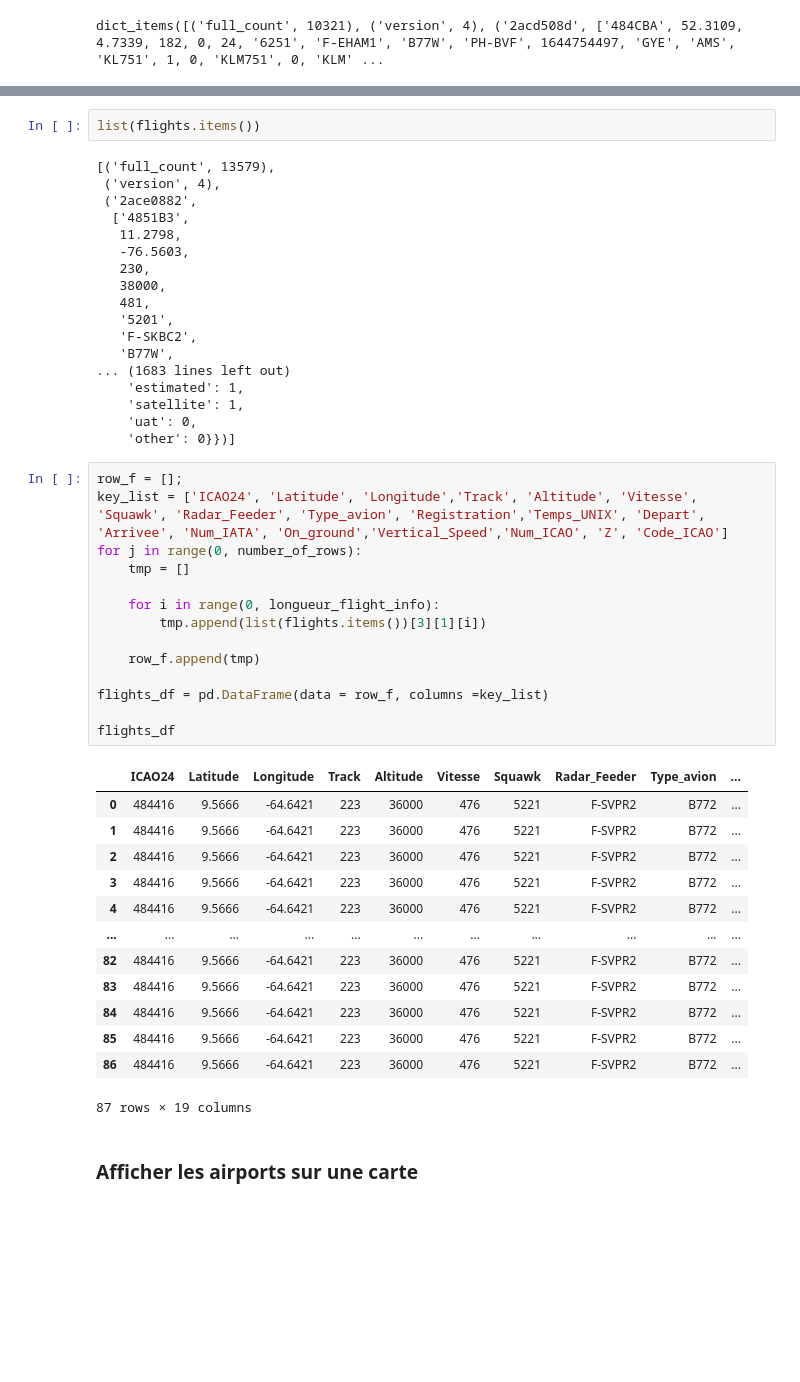
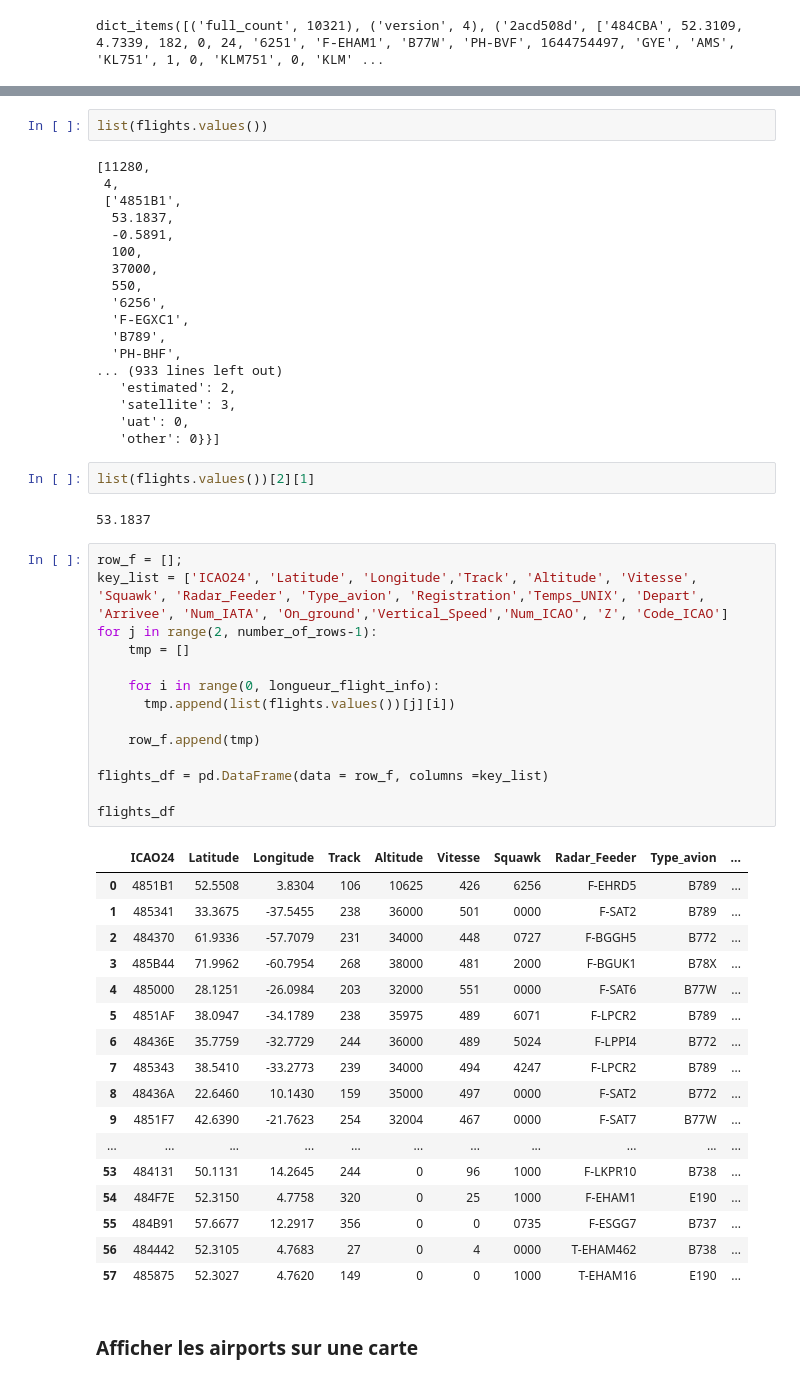
Before and after one commit to annevogel13/lifradaravion, a Jupyter notebook: Origin_Loris_Continue_Anne.ipynb, the cells around one changed output, grey strips where cells are left out. Cells and saved outputs as stored; diff of their text form; blank space fills up the shorter version.

Commit message:
resolu le bug, sur les flights

```diff
--- a/Origin_Loris_Continue_Anne.ipynb
+++ b/Origin_Loris_Continue_Anne.ipynb
@@ -233,51 +242,59 @@ number_of_rows
 # %%
-list(flights.items())
+list(flights.values())
 # %% [output]
-[('full_count', 13579),
- ('version', 4),
- ('2ace0882',
-  ['4851B3',
-   11.2798,
-   -76.5603,
-   230,
-   38000,
-   481,
-   '5201',
-   'F-SKBC2',
-   'B77W',
-... (1683 lines left out)
-    'estimated': 1,
-    'satellite': 1,
-    'uat': 0,
-    'other': 0}})]
+[11280,
+ 4,
+ ['4851B1',
+  53.1837,
+  -0.5891,
+  100,
+  37000,
+  550,
+  '6256',
+  'F-EGXC1',
+  'B789',
+  'PH-BHF',
+... (933 lines left out)
+   'estimated': 2,
+   'satellite': 3,
+   'uat': 0,
+   'other': 0}}]
+# %%
+list(flights.values())[2][1]
+# %% [output]
+53.1837
 # %%
 row_f = [];
 key_list = ['ICAO24', 'Latitude', 'Longitude','Track', 'Altitude', 'Vitesse', 'Squawk', 'Radar_Feeder', 'Type_avion', 'Registration','Temps_UNIX', 'Depart', 'Arrivee', 'Num_IATA', 'On_ground','Vertical_Speed','Num_ICAO', 'Z', 'Code_ICAO']
-for j in range(0, number_of_rows):
+for j in range(2, number_of_rows-1):
     tmp = []
 
     for i in range(0, longueur_flight_info):
-        tmp.append(list(flights.items())[3][1][i])
+      tmp.append(list(flights.values())[j][i])
 
     row_f.append(tmp)
 
 flights_df = pd.DataFrame(data = row_f, columns =key_list)
 
 flights_df
 # %% [output]
 |  | ICAO24 | Latitude | Longitude | Track | Altitude | Vitesse | Squawk | Radar_Feeder | Type_avion | ... |
-| 0 | 484416 | 9.5666 | -64.6421 | 223 | 36000 | 476 | 5221 | F-SVPR2 | B772 | ... |
-| 1 | 484416 | 9.5666 | -64.6421 | 223 | 36000 | 476 | 5221 | F-SVPR2 | B772 | ... |
-| 2 | 484416 | 9.5666 | -64.6421 | 223 | 36000 | 476 | 5221 | F-SVPR2 | B772 | ... |
-| 3 | 484416 | 9.5666 | -64.6421 | 223 | 36000 | 476 | 5221 | F-SVPR2 | B772 | ... |
-| 4 | 484416 | 9.5666 | -64.6421 | 223 | 36000 | 476 | 5221 | F-SVPR2 | B772 | ... |
+| 0 | 4851B1 | 52.5508 | 3.8304 | 106 | 10625 | 426 | 6256 | F-EHRD5 | B789 | ... |
+| 1 | 485341 | 33.3675 | -37.5455 | 238 | 36000 | 501 | 0000 | F-SAT2 | B789 | ... |
+| 2 | 484370 | 61.9336 | -57.7079 | 231 | 34000 | 448 | 0727 | F-BGGH5 | B772 | ... |
+| 3 | 485B44 | 71.9962 | -60.7954 | 268 | 38000 | 481 | 2000 | F-BGUK1 | B78X | ... |
+| 4 | 485000 | 28.1251 | -26.0984 | 203 | 32000 | 551 | 0000 | F-SAT6 | B77W | ... |
+| 5 | 4851AF | 38.0947 | -34.1789 | 238 | 35975 | 489 | 6071 | F-LPCR2 | B789 | ... |
+| 6 | 48436E | 35.7759 | -32.7729 | 244 | 36000 | 489 | 5024 | F-LPPI4 | B772 | ... |
+| 7 | 485343 | 38.5410 | -33.2773 | 239 | 34000 | 494 | 4247 | F-LPCR2 | B789 | ... |
+| 8 | 48436A | 22.6460 | 10.1430 | 159 | 35000 | 497 | 0000 | F-SAT2 | B772 | ... |
+| 9 | 4851F7 | 42.6390 | -21.7623 | 254 | 32004 | 467 | 0000 | F-SAT7 | B77W | ... |
 | ... | ... | ... | ... | ... | ... | ... | ... | ... | ... | ... |
-| 82 | 484416 | 9.5666 | -64.6421 | 223 | 36000 | 476 | 5221 | F-SVPR2 | B772 | ... |
-| 83 | 484416 | 9.5666 | -64.6421 | 223 | 36000 | 476 | 5221 | F-SVPR2 | B772 | ... |
-| 84 | 484416 | 9.5666 | -64.6421 | 223 | 36000 | 476 | 5221 | F-SVPR2 | B772 | ... |
-| 85 | 484416 | 9.5666 | -64.6421 | 223 | 36000 | 476 | 5221 | F-SVPR2 | B772 | ... |
-| 86 | 484416 | 9.5666 | -64.6421 | 223 | 36000 | 476 | 5221 | F-SVPR2 | B772 | ... |
+| 53 | 484131 | 50.1131 | 14.2645 | 244 | 0 | 96 | 1000 | F-LKPR10 | B738 | ... |
+| 54 | 484F7E | 52.3150 | 4.7758 | 320 | 0 | 25 | 1000 | F-EHAM1 | E190 | ... |
+| 55 | 484B91 | 57.6677 | 12.2917 | 356 | 0 | 0 | 0735 | F-ESGG7 | B737 | ... |
+| 56 | 484442 | 52.3105 | 4.7683 | 27 | 0 | 4 | 0000 | T-EHAM462 | B738 | ... |
+| 57 | 485875 | 52.3027 | 4.7620 | 149 | 0 | 0 | 1000 | T-EHAM16 | E190 | ... |
-87 rows × 19 columns
 # %% [markdown]
 ### Afficher les airports sur une carte
 # %%
```
Also changed, not shown: parts of 6 cells of this notebook.
